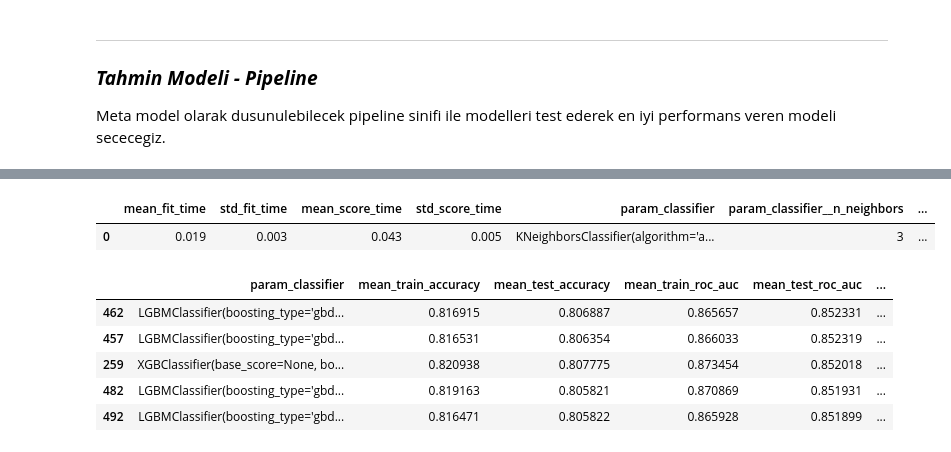
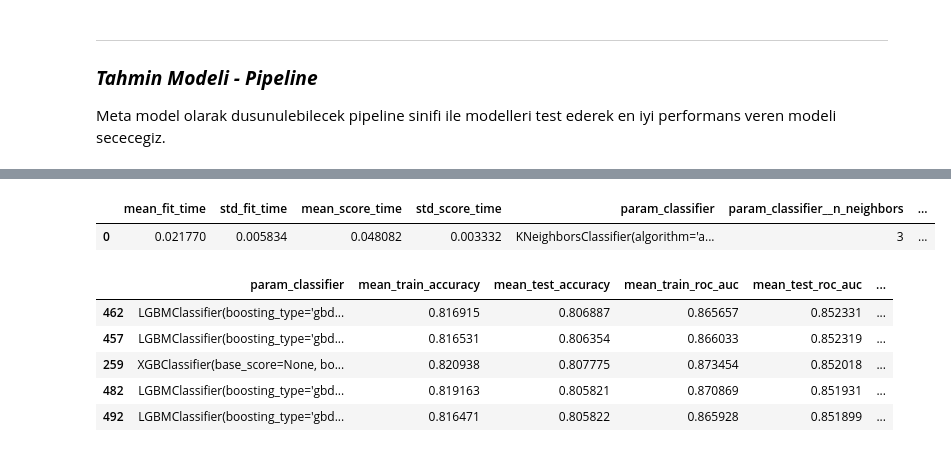
Before and after one commit to ahmetpergamum/datascience, a Jupyter notebook: 10_ml_classification_customer_churn/model_comparison_pipeline.ipynb, the cells around one changed output, grey strips where cells are left out. Cells and saved outputs as stored; diff of their text form; code cells hidden in the pictures.

```diff
--- a/10_ml_classification_customer_churn/model_comparison_pipeline.ipynb
+++ b/10_ml_classification_customer_churn/model_comparison_pipeline.ipynb
@@ -168,7 +164,8 @@ y = customer_churn_one_hot['Churn_Yes']
 X = customer_churn_one_hot.drop(['customerID', 'Churn_Yes'], axis=1)
 # %%
 # egitim ve test kumesini ayirma
-X_train, X_test, y_train, y_test = train_test_split(X, y, test_size=0.2, random_state=0)
+X_train, X_test, y_train, y_test = train_test_split(X, y,
+                                                    test_size=0.2, random_state=0)
 # %%
 %%time
 # hucrenin calisma suresini tutacak
@@ -237,9 +234,9 @@ Wall time: 1h 11min 2s
 # %%
 # sonuclari df olarak kaydet
-grid_churn_df_1 = pd.DataFrame(grid_churn.cv_results_)
-grid_churn_df_1.head(1)
+grid_churn_df = pd.DataFrame(grid_churn.cv_results_)
+grid_churn_df.head(1)
 # %% [output]
 |  | mean_fit_time | std_fit_time | mean_score_time | std_score_time | param_classifier | param_classifier__n_neighbors | ... |
-| 0 | 0.019 | 0.003 | 0.043 | 0.005 | KNeighborsClassifier(algorithm='a... | 3 | ... |
+| 0 | 0.021770 | 0.005834 | 0.048082 | 0.003332 | KNeighborsClassifier(algorithm='a... | 3 | ... |
 # %%
 # sirala
```
Also changed, not shown: parts of 23 cells of this notebook.
